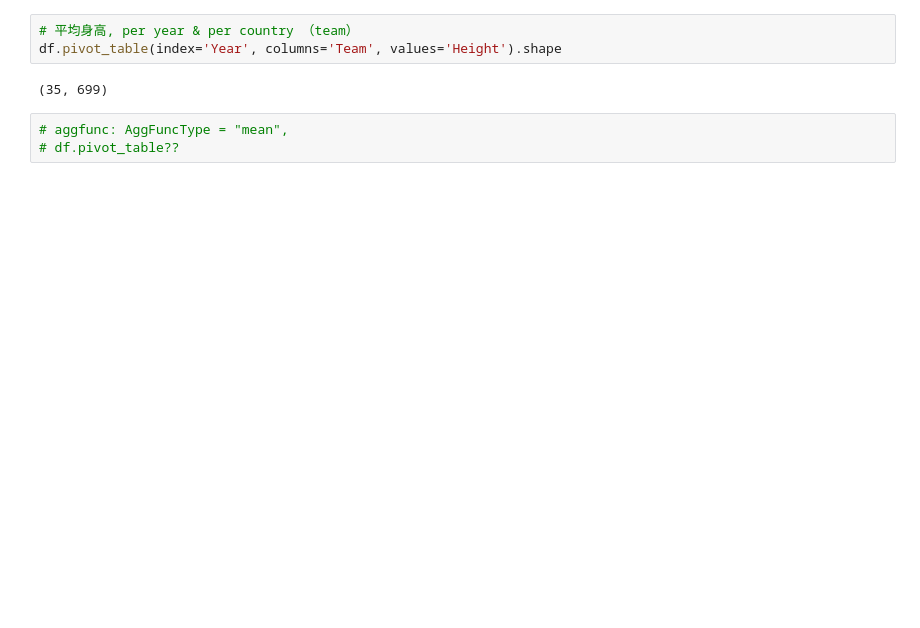
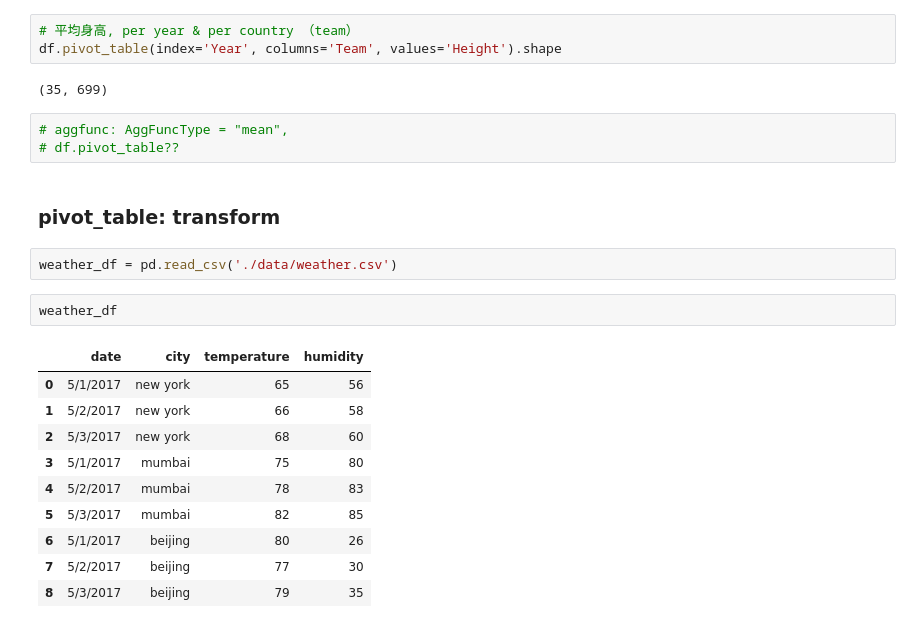
Before and after one commit to chunhuizhang/full_stack, a Jupyter notebook: tutorials/可视化/pandas_seaborn/pivot_table.ipynb, the cells around one changed output. Drawn from its saved outputs; the diff is of its cells as text; blank space fills up the shorter version.

```diff
--- a/tutorials/可视化/pandas_seaborn/pivot_table.ipynb
+++ b/tutorials/可视化/pandas_seaborn/pivot_table.ipynb
@@ -60,3 +69,20 @@ df.pivot_table(index='Year', columns='Team', values='Height').shape
 # %%
 # aggfunc: AggFuncType = "mean",
 # df.pivot_table??
+# %% [markdown]
+### pivot_table: transform
+# %%
+weather_df = pd.read_csv('./data/weather.csv')
+# %%
+weather_df
+# %% [output]
+|  | date | city | temperature | humidity |
+| 0 | 5/1/2017 | new york | 65 | 56 |
+| 1 | 5/2/2017 | new york | 66 | 58 |
+| 2 | 5/3/2017 | new york | 68 | 60 |
+| 3 | 5/1/2017 | mumbai | 75 | 80 |
+| 4 | 5/2/2017 | mumbai | 78 | 83 |
+| 5 | 5/3/2017 | mumbai | 82 | 85 |
+| 6 | 5/1/2017 | beijing | 80 | 26 |
+| 7 | 5/2/2017 | beijing | 77 | 30 |
+| 8 | 5/3/2017 | beijing | 79 | 35 |
```
Also changed, not shown: parts of 20 cells of this notebook, 3 other files.
